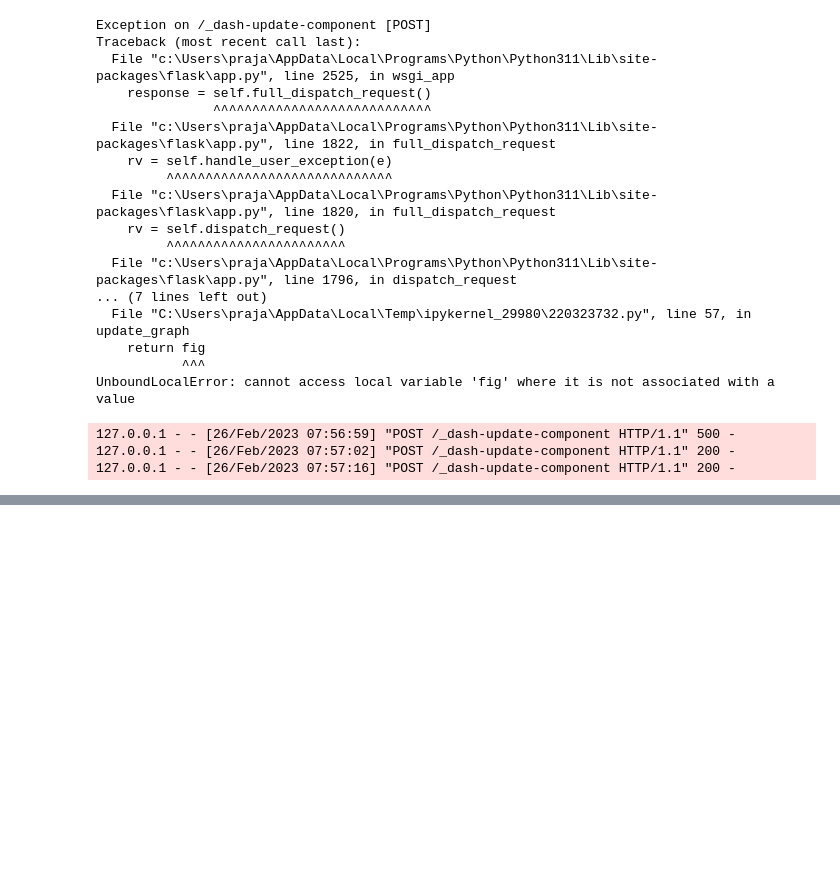
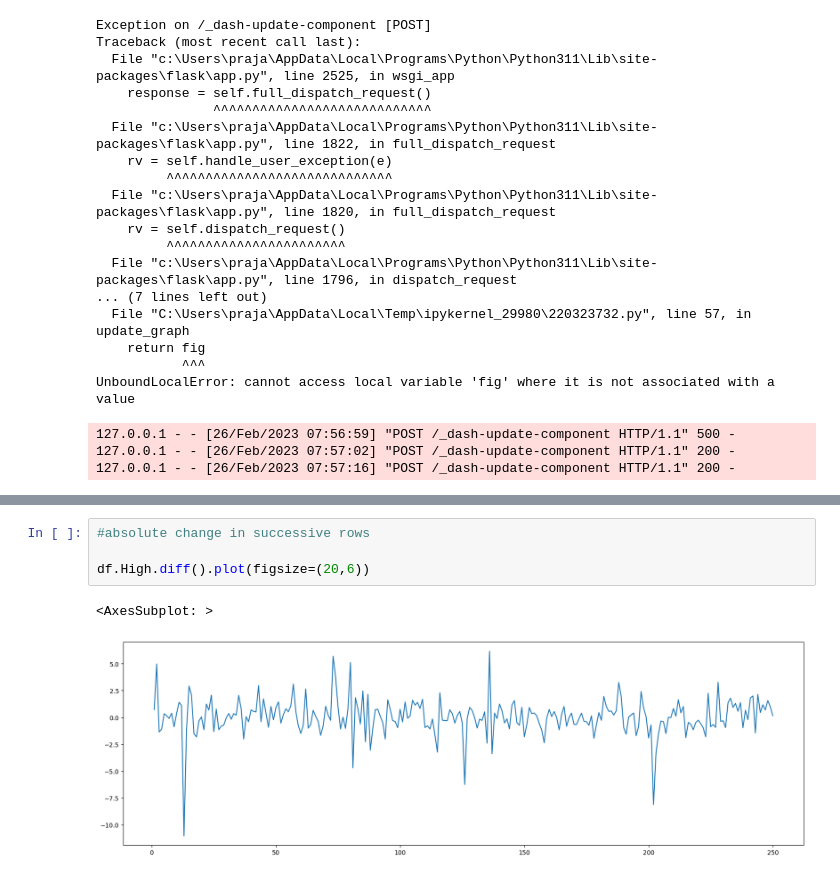
Before and after one commit to bhim7204/DSSC-FC-MVP, a Jupyter notebook: trail_rough.ipynb, the cells around one changed output, grey strips where cells are left out. Cells and saved outputs as stored; diff of their text form; blank space fills up the shorter version.

```diff
--- a/trail_rough.ipynb
+++ b/trail_rough.ipynb
@@ -328,0 +386,7 @@ UnboundLocalError: cannot access local variable 'fig' where it is not associated
+# %%
+#absolute change in successive rows
+
+df.High.diff().plot(figsize=(20,6))
+# %% [output]
+<AxesSubplot: >
+[figure, added]
```
Also changed, not shown: parts of 24 cells of this notebook, 1 other file.
